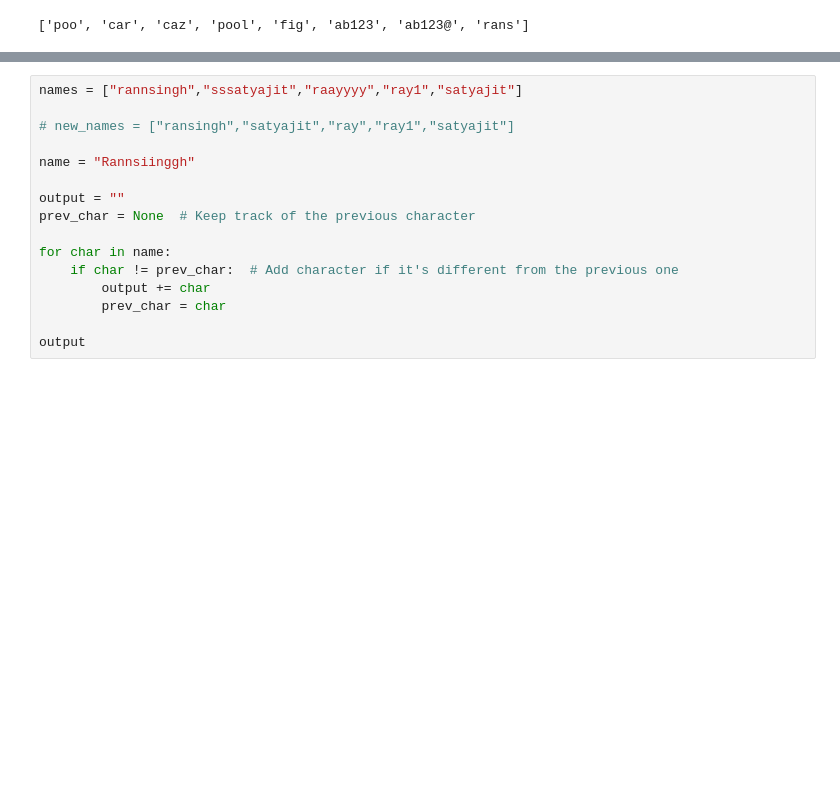
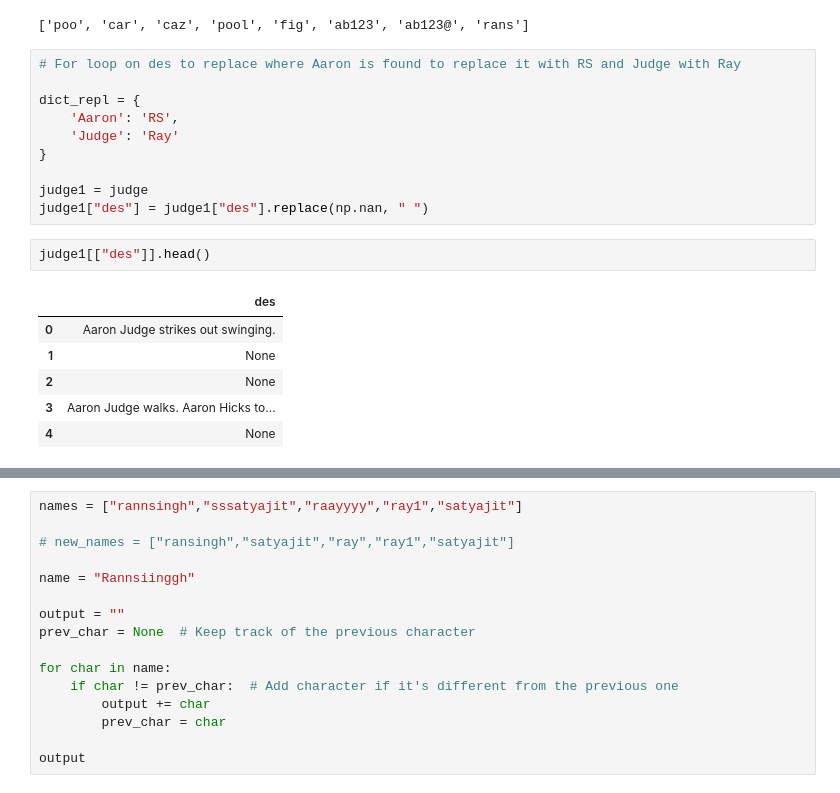
Before and after one commit to Ransinghsatyajitray/Real_Python_Practice, a Jupyter notebook: For_Loops_in_Python_Definite_Iteration.ipynb, the cells around one changed output, grey strips where cells are left out. Cells and saved outputs as stored; diff of their text form; blank space fills up the shorter version.

```diff
--- a/For_Loops_in_Python_Definite_Iteration.ipynb
+++ b/For_Loops_in_Python_Definite_Iteration.ipynb
@@ -1213,3 +1245,22 @@ for i in names:
 print(new_lst)
 # %% [output]
 ['poo', 'car', 'caz', 'pool', 'fig', 'ab123', 'ab123@', 'rans']
+# %%
+# For loop on des to replace where Aaron is found to replace it with RS and Judge with Ray
+
+dict_repl = {
+    'Aaron': 'RS',
+    'Judge': 'Ray'
+}
+
+judge1 = judge
+judge1["des"] = judge1["des"].replace(np.nan, " ")
+# %%
+judge1[["des"]].head()
+# %% [output]
+|  | des |
+| 0 | Aaron Judge strikes out swinging. |
+| 1 | None |
+| 2 | None |
+| 3 | Aaron Judge walks. Aaron Hicks to... |
+| 4 | None |
```
Also changed, not shown: parts of 18 cells of this notebook, 1 other file.
